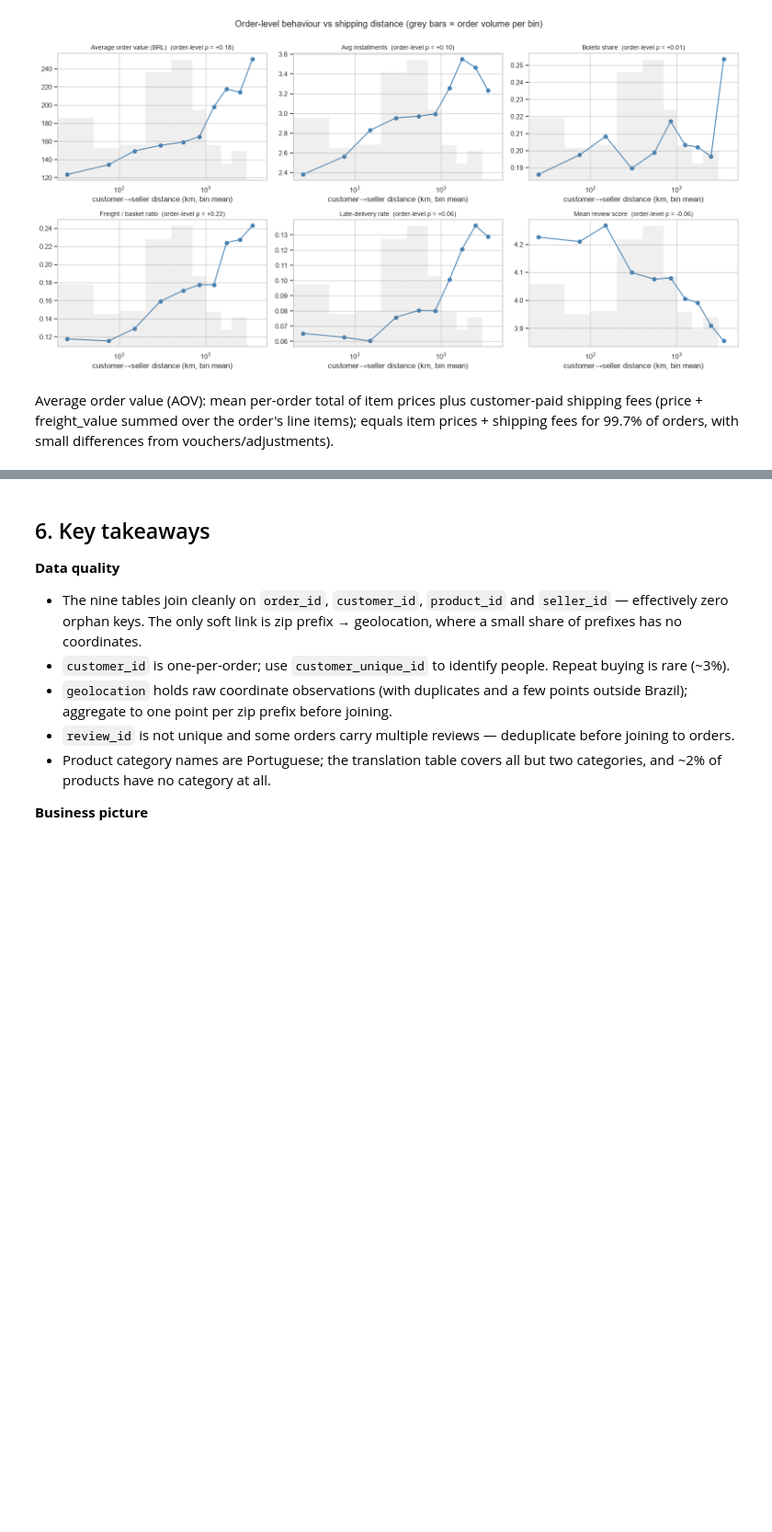
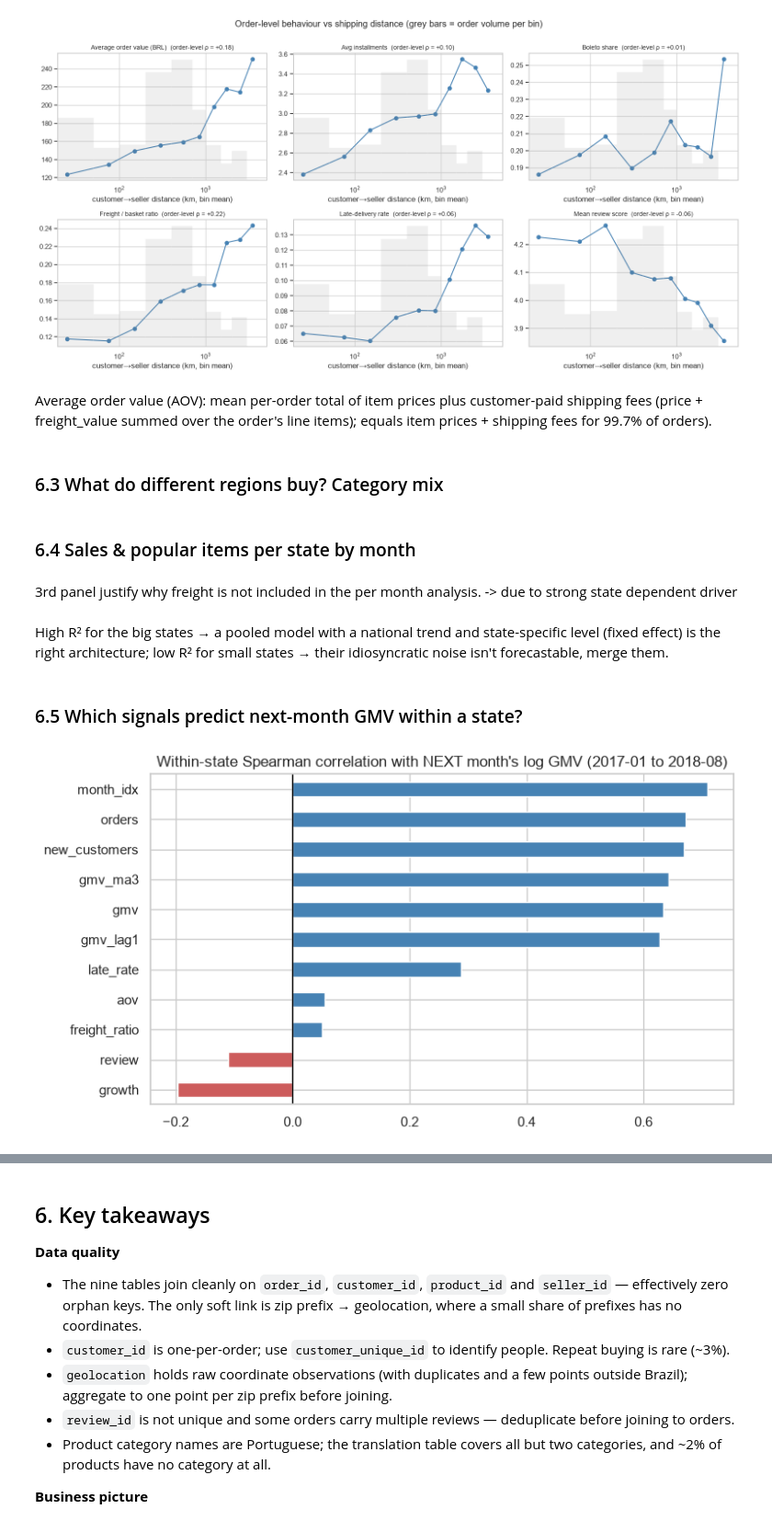
Before and after one commit to IT5006-Group9/IT5006-Group9-Olist-Project, a Jupyter notebook: notebooks/olist_eda.ipynb, the cells around one changed output, grey strips where cells are left out. Shown at 92% size. Cells and saved outputs as stored; diff of their text form; code cells hidden in the pictures; blank space fills up the shorter version.

```diff
--- a/notebooks/olist_eda.ipynb
+++ b/notebooks/olist_eda.ipynb
@@ -1264,4 +1323,6 @@ plt.tight_layout(); plt.show()
 # %% [output]
 [figure]
 # %% [markdown]
-Average order value (AOV): mean per-order total of item prices plus customer-paid shipping fees (price + freight_value summed over the order's line items); equals item prices + shipping fees for 99.7% of orders, with small differences from vouchers/adjustments).
+Average order value (AOV): mean per-order total of item prices plus customer-paid shipping fees (price + freight_value summed over the order's line items); equals item prices + shipping fees for 99.7% of orders).
+# %% [markdown]
+### 6.3 What do different regions buy? Category mix
@@ -1267,0 +1344,2 @@ Average order value (AOV): mean per-order total of item prices plus customer-pai
+# %% [markdown]
+### 6.4 Sales & popular items per state by month
@@ -1267,0 +1384,2 @@ Average order value (AOV): mean per-order total of item prices plus customer-pai
+# %% [markdown]
+3rd panel justify why freight is not included in the per month analysis. -> due to strong state dependent driver
@@ -1267,0 +1403,45 @@ Average order value (AOV): mean per-order total of item prices plus customer-pai
+# %%
+nat = panel.groupby("year_month").gmv.sum().pct_change()
+r2 = {}
+for st, s in panel.pivot(index="year_month", columns="state_grp", values="gmv").pct_change().items():
+    d = pd.concat([s, nat], axis=1).dropna()
+    r2[st] = np.corrcoef(d.iloc[:, 0], d.iloc[:, 1])[0, 1] ** 2
+pd.Series(r2).sort_values(ascending=False).plot.bar(figsize=(11, 3), title="R² of state growth on national growth")
+# %% [markdown]
+High R² for the big states → a pooled model with a national trend and state-specific level (fixed effect) is the right architecture; low R² for small states → their idiosyncratic noise isn't forecastable, merge them.
+# %% [markdown]
+### 6.5 Which signals predict next-month GMV within a state?
+# %%
+ol = order_level[(order_level.year_month >= "2017-01") & (order_level.year_month <= "2018-08")].copy()
+first_seen = ol.groupby("customer_unique_id").year_month.min().rename("first_ym")
+ol = ol.merge(first_seen, on="customer_unique_id")
+ol["new_customer"] = ol.year_month == ol.first_ym
+ol["state_grp"] = ol.customer_state.where(~ol.customer_state.isin(SMALL), "N-small")
+
+feat_panel = (ol.groupby(["state_grp", "year_month"])
+                .agg(gmv=("basket_value", "sum"), orders=("order_id", "size"), aov=("pay_value", "mean"),
+                     new_customers=("new_customer", "sum"), late_rate=("is_late", "mean"),
+                     review=("review_score", "mean"), freight_ratio=("freight_ratio", "mean"))
+                .reset_index().sort_values(["state_grp", "year_month"]))
+g = feat_panel.groupby("state_grp")
+feat_panel["gmv_next"]  = g.gmv.shift(-1)
+feat_panel["gmv_lag1"]  = g.gmv.shift(1)
+feat_panel["gmv_ma3"]   = g.gmv.transform(lambda s: s.rolling(3).mean())
+feat_panel["growth"]    = g.gmv.pct_change()
+feat_panel["month_idx"] = (feat_panel.year_month - pd.Period("2017-01")).apply(lambda x: x.n)
+
+feats = ["gmv", "gmv_lag1", "gmv_ma3", "orders", "new_customers", "aov", "growth",
+         "late_rate", "review", "freight_ratio", "month_idx"]
+d = feat_panel.dropna(subset=["gmv_next"]).copy()
+for c in ["gmv", "gmv_next", "gmv_lag1", "gmv_ma3", "orders", "new_customers"]:
+    d[c] = np.log1p(d[c])
+within = d[feats + ["gmv_next"]].sub(d.groupby("state_grp")[feats + ["gmv_next"]].transform("mean"))
+lead_corr = within.corr(method="spearman")["gmv_next"].drop("gmv_next").sort_values()
+
+fig, ax = plt.subplots(figsize=(8, 4.5))
+lead_corr.plot.barh(ax=ax, color=np.where(lead_corr > 0, "steelblue", "indianred"))
+ax.set_title("Within-state Spearman correlation with NEXT month's log GMV (2017-01 to 2018-08)")
+ax.axvline(0, color="black", lw=1)
+plt.tight_layout(); plt.show()
+# %% [output]
+[figure, added]
```
Also changed, not shown: parts of 14 cells of this notebook.
